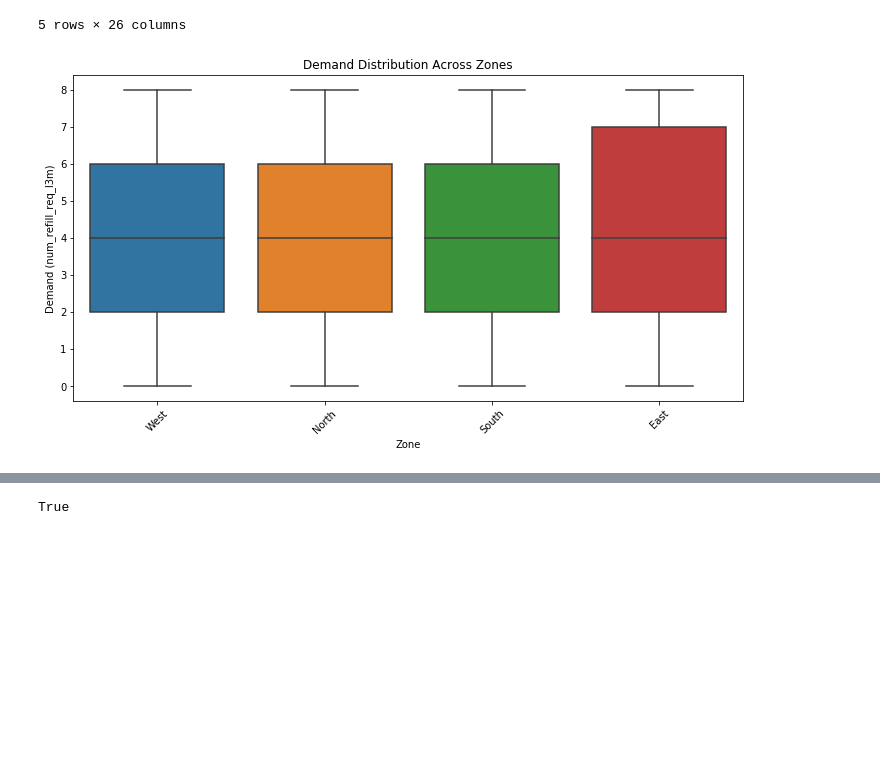
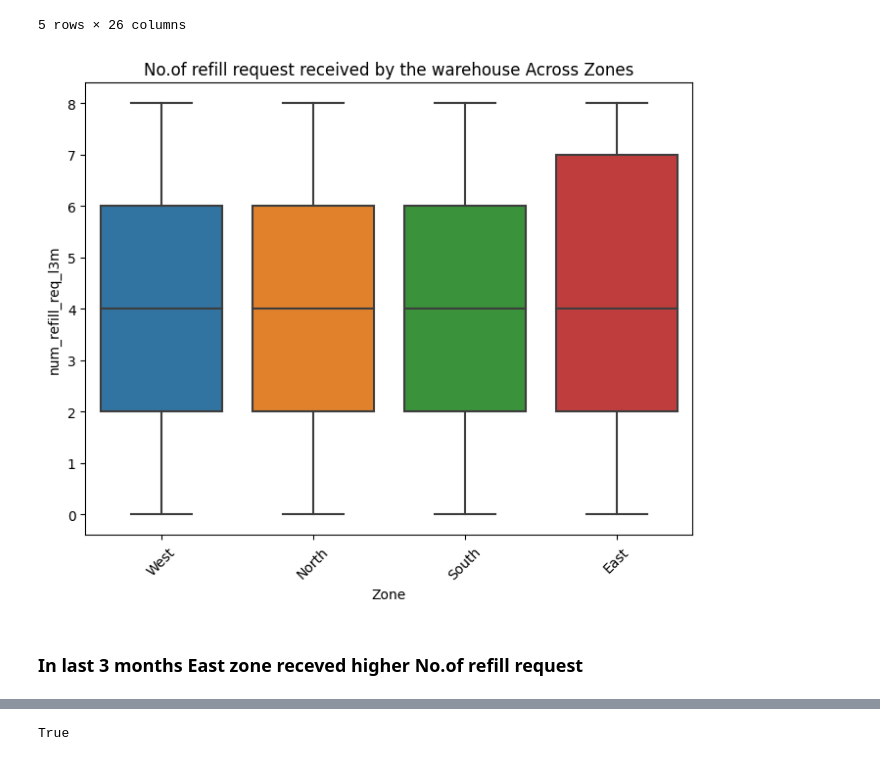
Before and after one commit to AthiraBa/Supply_chain_management, a Jupyter notebook: Supply_Chain_Project.ipynb, the cells around one changed output, grey strips where cells are left out. Drawn from its saved outputs; the diff is of its cells as text; code cells hidden in the pictures; blank space fills up the shorter version.

```diff
--- a/Supply_Chain_Project.ipynb
+++ b/Supply_Chain_Project.ipynb
@@ -165,5 +165,6 @@ data.workers_num.median()
 # %%
-data['workers_num'].fillna(data.workers_num.median(),inplace=True)
+# filling the null values of 'workers_num' with mean
+data['workers_num'].fillna(data.workers_num.mean(),inplace=True)
 # %%
 # Meadian and mode of wherehouse establishment year in training dataset
 data.wh_est_year.median(),data.wh_est_year.mode()[0]
@@ -752,14 +725,16 @@ data_encoded.head()
 | 4 | 4 | 4 | 0 | 0 | 1 | 4 | ... |
 5 rows × 26 columns
 # %%
-# Demand and supply across different zones
-plt.figure(figsize=(12, 6))
+# No.of refill request across different zones
+plt.figure(figsize=(8, 6))
 sns.boxplot(data=data, x='zone', y='num_refill_req_l3m')
-plt.title("Demand Distribution Across Zones")
+plt.title("No.of refill request received by the warehouse Across Zones")
 plt.xlabel("Zone")
-plt.ylabel("Demand (num_refill_req_l3m)")
+plt.ylabel("num_refill_req_l3m")
 plt.xticks(rotation=45)
 plt.show()
 # %% [output]
-[figure, old version]
+[figure, new version]
+# %% [markdown]
+### In last 3 months East zone receved higher No.of refill request
 # %%
```
Also changed, not shown: parts of 95 cells of this notebook, 1 other file.
